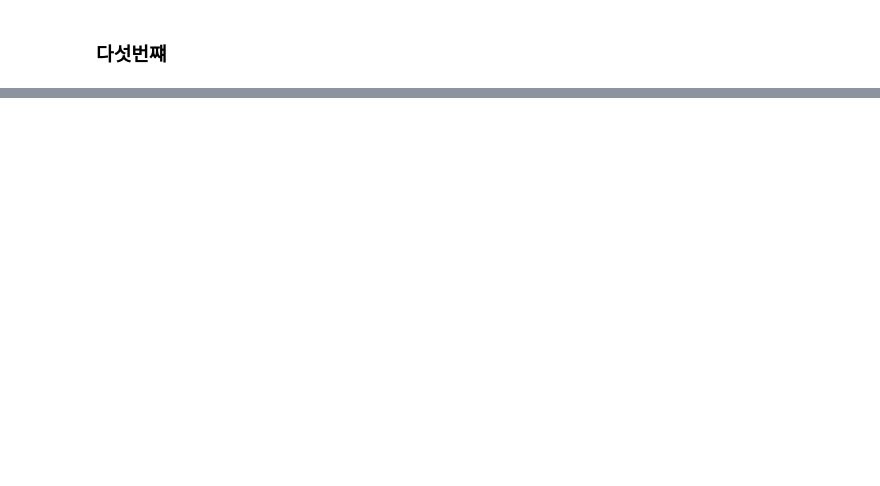
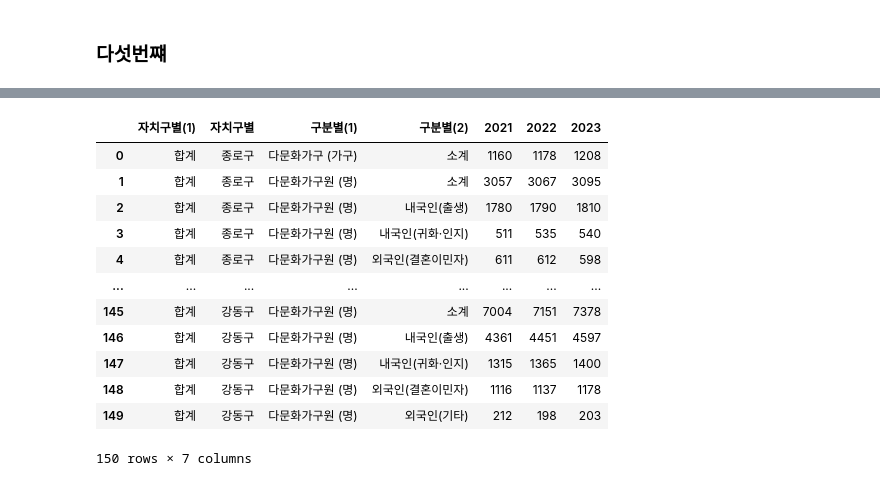
Before and after one commit to CityCrimeResearch/MidProject, a Jupyter notebook: ipynbTest/Junhyeok/Processing2.ipynb, the cells around one changed output, grey strips where cells are left out. Saved outputs shown, nothing was run; the diff lists cells and outputs as text; code cells hidden in the pictures; blank space fills up the shorter version.

```diff
--- a/ipynbTest/Junhyeok/Processing2.ipynb
+++ b/ipynbTest/Junhyeok/Processing2.ipynb
@@ -303,0 +357,20 @@ employIndicate_df.to_csv('data/processed/고용지표 2025_3개월.csv', encodin
+# %%
+mulcultureF_df = mulcultureF_df.reset_index(drop=True)
+# %%
+# 컬럼 이름을 바꿔준다.
+mulcultureF_df = mulcultureF_df.rename(columns={'자치구별(2)': '자치구별'})
+mulcultureF_df
+# %% [output]
+|  | 자치구별(1) | 자치구별 | 구분별(1) | 구분별(2) | 2021 | 2022 | 2023 |
+| 0 | 합계 | 종로구 | 다문화가구 (가구) | 소계 | 1160 | 1178 | 1208 |
+| 1 | 합계 | 종로구 | 다문화가구원 (명) | 소계 | 3057 | 3067 | 3095 |
+| 2 | 합계 | 종로구 | 다문화가구원 (명) | 내국인(출생) | 1780 | 1790 | 1810 |
+| 3 | 합계 | 종로구 | 다문화가구원 (명) | 내국인(귀화·인지) | 511 | 535 | 540 |
+| 4 | 합계 | 종로구 | 다문화가구원 (명) | 외국인(결혼이민자) | 611 | 612 | 598 |
+| ... | ... | ... | ... | ... | ... | ... | ... |
+| 145 | 합계 | 강동구 | 다문화가구원 (명) | 소계 | 7004 | 7151 | 7378 |
+| 146 | 합계 | 강동구 | 다문화가구원 (명) | 내국인(출생) | 4361 | 4451 | 4597 |
+| 147 | 합계 | 강동구 | 다문화가구원 (명) | 내국인(귀화·인지) | 1315 | 1365 | 1400 |
+| 148 | 합계 | 강동구 | 다문화가구원 (명) | 외국인(결혼이민자) | 1116 | 1137 | 1178 |
+| 149 | 합계 | 강동구 | 다문화가구원 (명) | 외국인(기타) | 212 | 198 | 203 |
+150 rows × 7 columns
```
Also changed, not shown: parts of 11 cells of this notebook, 2 other files.
